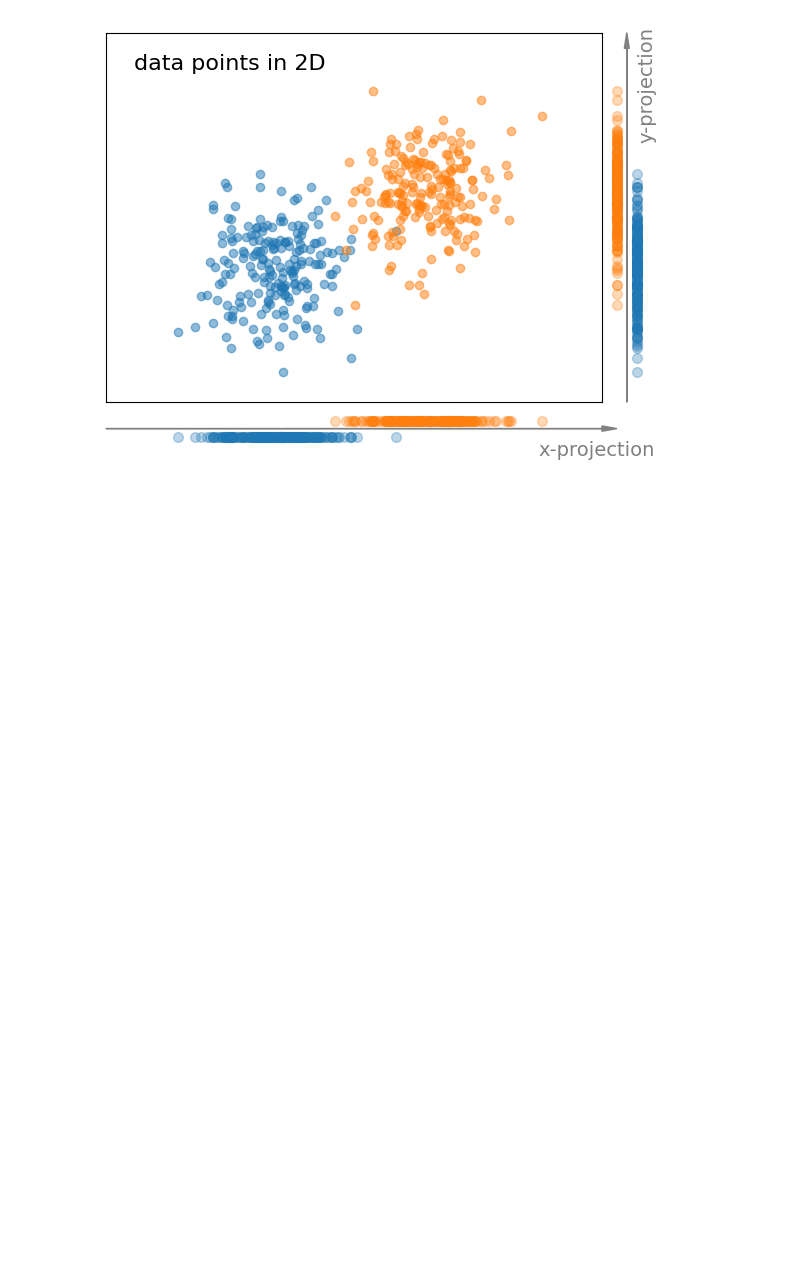
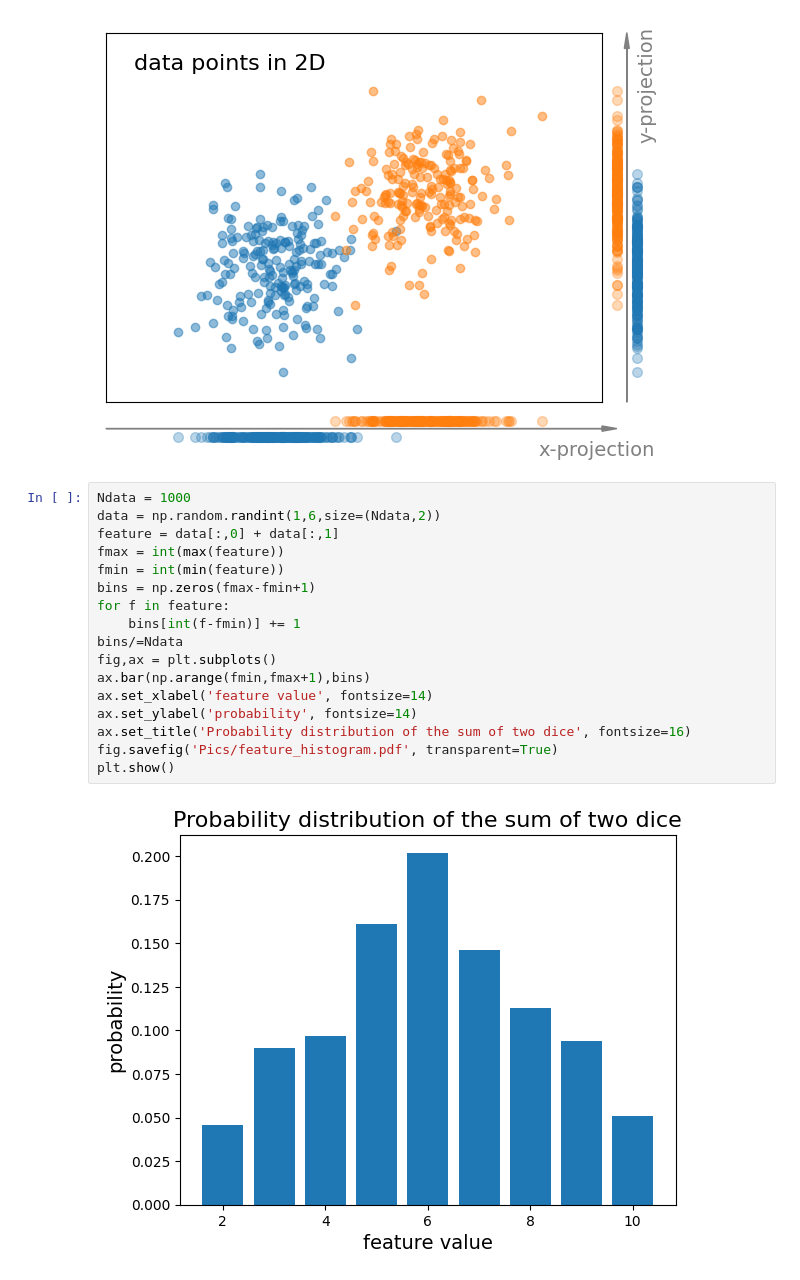
Before and after one commit to ajakovac/ML-in-Practice-I, a Jupyter notebook: calculations.ipynb, the cells around one changed output. Drawn from its saved outputs; the diff is of its cells as text; blank space fills up the shorter version.

```diff
--- a/calculations.ipynb
+++ b/calculations.ipynb
@@ -278,3 +278,22 @@ fig.savefig('Pics/2D_data_projection.pdf', bbox_inches='tight', transparent=True
 plt.show()
 # %% [output]
 [figure]
+# %%
+Ndata = 1000
+data = np.random.randint(1,6,size=(Ndata,2))
+feature = data[:,0] + data[:,1]
+fmax = int(max(feature))
+fmin = int(min(feature))
+bins = np.zeros(fmax-fmin+1)
+for f in feature:
+    bins[int(f-fmin)] += 1
+bins/=Ndata
+fig,ax = plt.subplots()
+ax.bar(np.arange(fmin,fmax+1),bins)
+ax.set_xlabel('feature value', fontsize=14)
+ax.set_ylabel('probability', fontsize=14)
+ax.set_title('Probability distribution of the sum of two dice', fontsize=16)
+fig.savefig('Pics/feature_histogram.pdf', transparent=True)
+plt.show()
+# %% [output]
+[figure, added]
```
Also changed, not shown: 3 other files.
